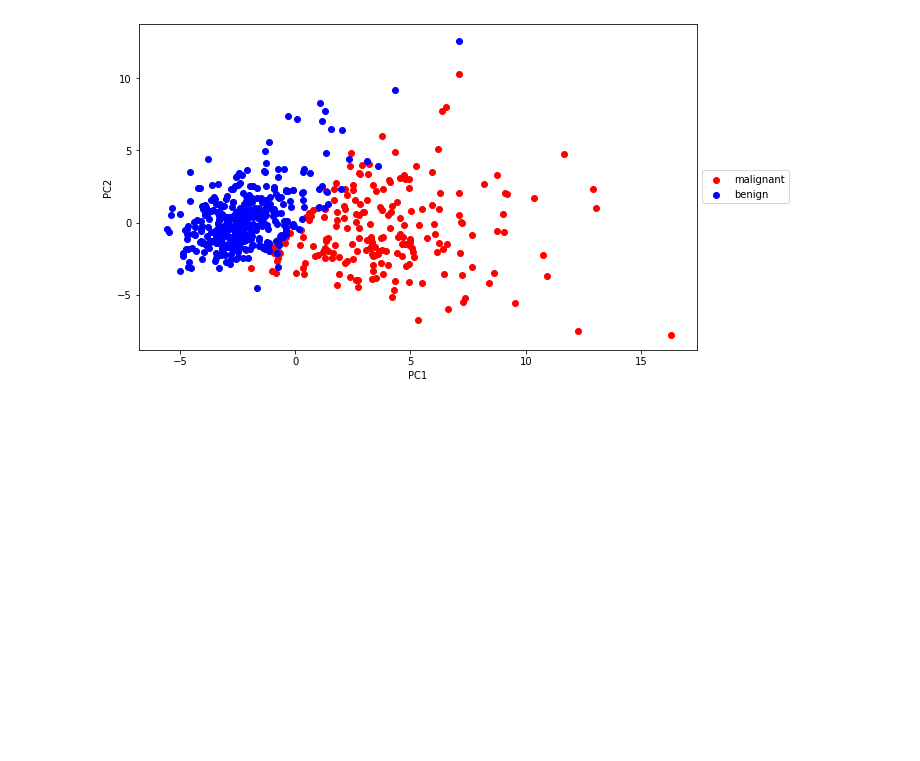
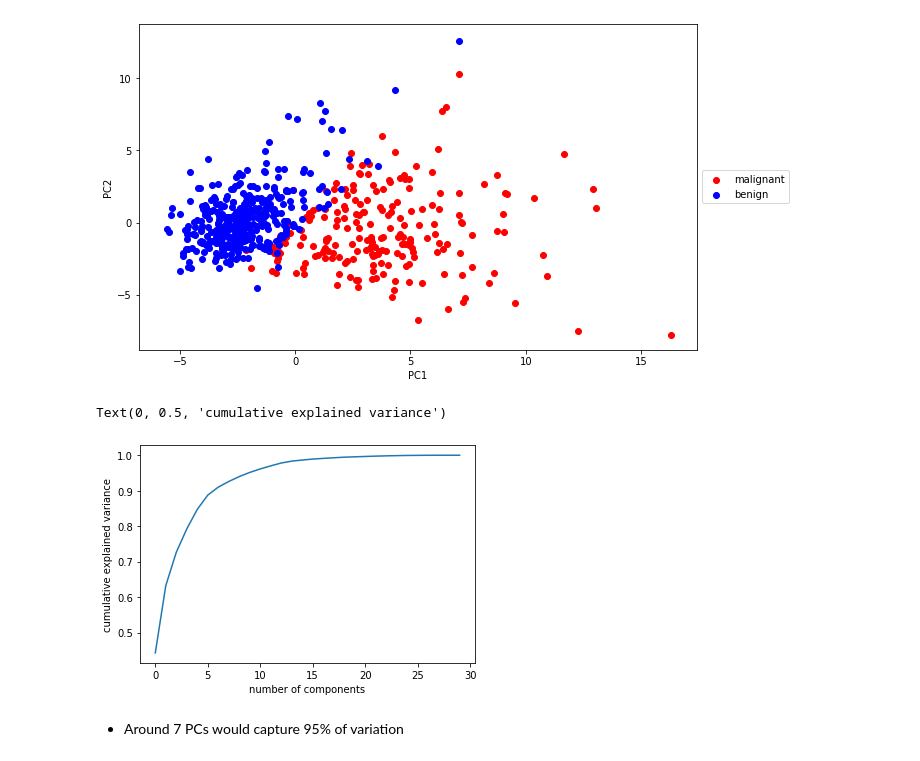
Before and after one commit to qmcao/PCA, a Jupyter notebook: tumor.ipynb, the cells around one changed output. Saved outputs shown, nothing was run; the diff lists cells and outputs as text; code cells hidden in the pictures; blank space fills up the shorter version.

Commit message:
find number of PCs to capture 95% variation

```diff
--- a/tumor.ipynb
+++ b/tumor.ipynb
@@ -96,3 +108,25 @@ plt.legend(loc='center left', bbox_to_anchor=(1, 0.5))
 plt.show()
 # %% [output]
 [figure]
+# %%
+# Let's see how many PC needed to capture at least 95% of the variance
+
+pca = PCA()
+
+'''
+- Compute the covariance matrix of the scaled data.
+- Perform eigenvalue decomposition on the covariance matrix to find the eigenvalues and eigenvectors.
+- Sort the eigenvectors by the magnitude of their corresponding eigenvalues in descending order.
+- Select the top 2 eigenvectors (since n_components=2) to form the principal components.
+
+'''
+pca.fit(scaled_data)
+
+plt.plot(np.cumsum(pca.explained_variance_ratio_))
+plt.xlabel('number of components')
+plt.ylabel('cumulative explained variance')
+# %% [output]
+Text(0, 0.5, 'cumulative explained variance')
+[figure, added]
+# %% [markdown]
+- Around 7 PCs would capture 95% of variation
```
Also changed, not shown: parts of 1 cell of this notebook.
